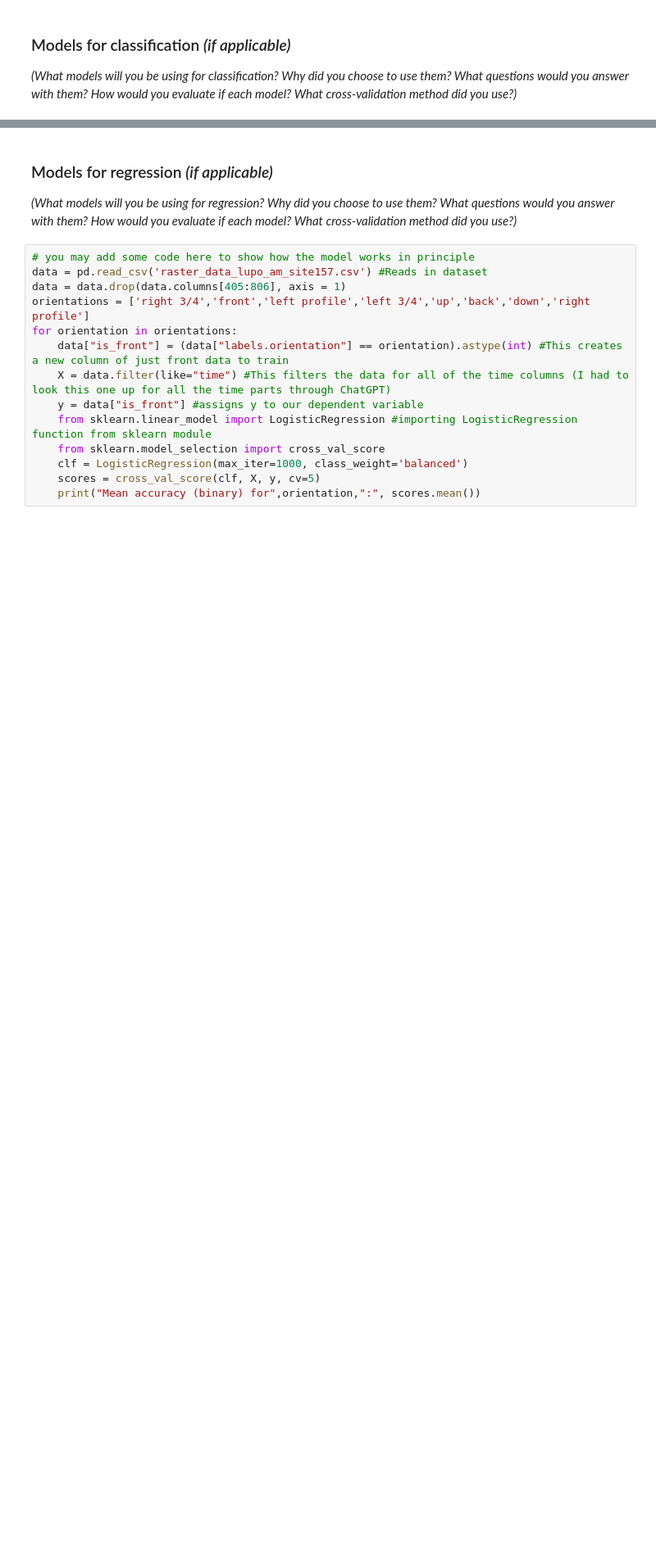
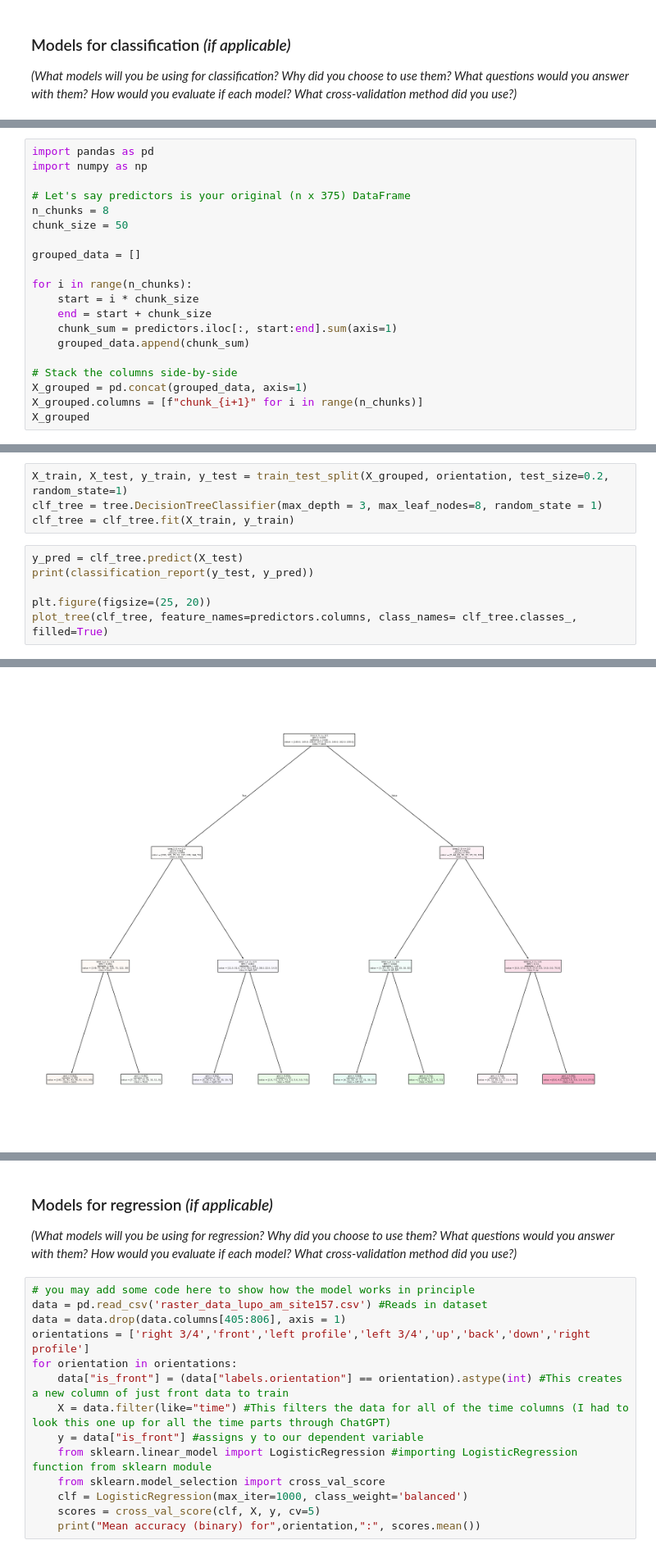
Before and after one commit to landoltk/CMSE381, a Jupyter notebook: ProjectTemplate.ipynb, the cells around one changed output, grey strips where cells are left out. Shown at 82% size. Saved outputs shown, nothing was run; the diff lists cells and outputs as text; blank space fills up the shorter version.

```diff
--- a/ProjectTemplate.ipynb
+++ b/ProjectTemplate.ipynb
@@ -70,0 +229,20 @@ _(What models will you be using for classification? Why did you choose to use th
+# %%
+import pandas as pd
+import numpy as np
+
+# Let's say predictors is your original (n x 375) DataFrame
+n_chunks = 8
+chunk_size = 50
+
+grouped_data = []
+
+for i in range(n_chunks):
+    start = i * chunk_size
+    end = start + chunk_size
+    chunk_sum = predictors.iloc[:, start:end].sum(axis=1)
+    grouped_data.append(chunk_sum)
+
+# Stack the columns side-by-side
+X_grouped = pd.concat(grouped_data, axis=1)
+X_grouped.columns = [f"chunk_{i+1}" for i in range(n_chunks)]
+X_grouped
@@ -70,0 +263,11 @@ _(What models will you be using for classification? Why did you choose to use th
+# %%
+X_train, X_test, y_train, y_test = train_test_split(X_grouped, orientation, test_size=0.2, random_state=1)
+clf_tree = tree.DecisionTreeClassifier(max_depth = 3, max_leaf_nodes=8, random_state = 1)
+clf_tree = clf_tree.fit(X_train, y_train)
+# %%
+y_pred = clf_tree.predict(X_test)
+print(classification_report(y_test, y_pred))
+
+plt.figure(figsize=(25, 20))
+plot_tree(clf_tree, feature_names=predictors.columns, class_names= clf_tree.classes_, filled=True)
+# %% [output]
@@ -70,0 +305 @@ _(What models will you be using for classification? Why did you choose to use th
+[figure, added]
```
Also changed, not shown: parts of 23 cells of this notebook.
